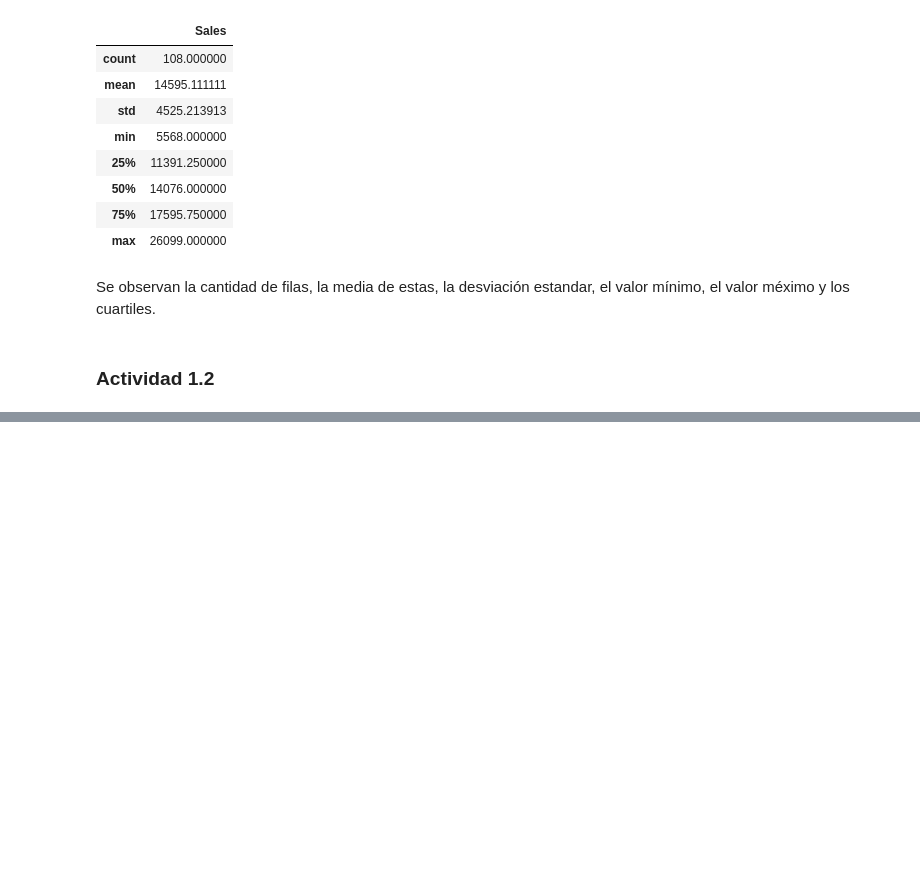
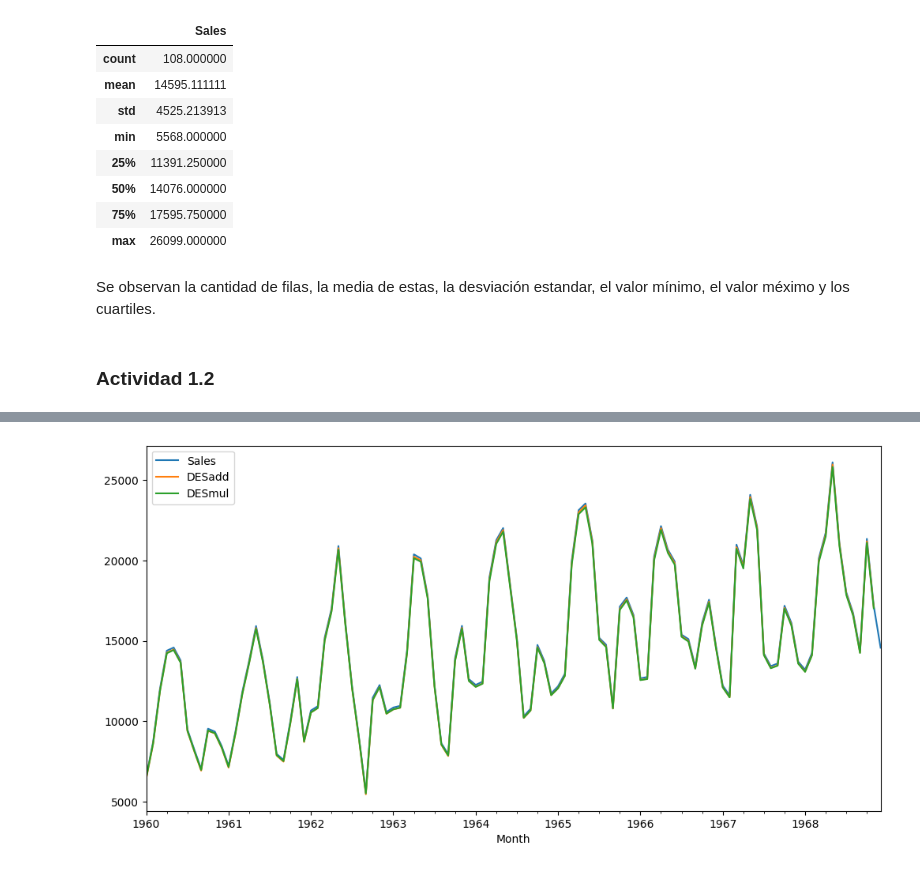
Before and after one commit to Vic-bit/CEIA-AST, a Jupyter notebook: Actividades/Actividad 1/actividad_1_Silva.ipynb, the cells around one changed output, grey strips where cells are left out. Cells and saved outputs as stored; diff of their text form; code cells hidden in the pictures; blank space fills up the shorter version.

```diff
--- a/Actividades/Actividad 1/actividad_1_Silva.ipynb
+++ b/Actividades/Actividad 1/actividad_1_Silva.ipynb
@@ -89,0 +150,6 @@ ValueError: You must specify a period or x must be a pandas object with a Period
+# %%
+from statsmodels.tsa.holtwinters import ExponentialSmoothing;
+
+df['DESadd'] = ExponentialSmoothing(df['Sales'], trend = 'add').fit().fittedvalues.shift(-1)
+# %%
+df['DESmul'] = ExponentialSmoothing(df['Sales'], trend = 'mul').fit().fittedvalues.shift(-1)
@@ -89,0 +166,4 @@ ValueError: You must specify a period or x must be a pandas object with a Period
+# %%
+df[['Sales','DESadd','DESmul']].plot(figsize=(12,6));
+# %% [output]
+[figure, added]
```
Also changed, not shown: parts of 32 cells of this notebook, 1 other file.
